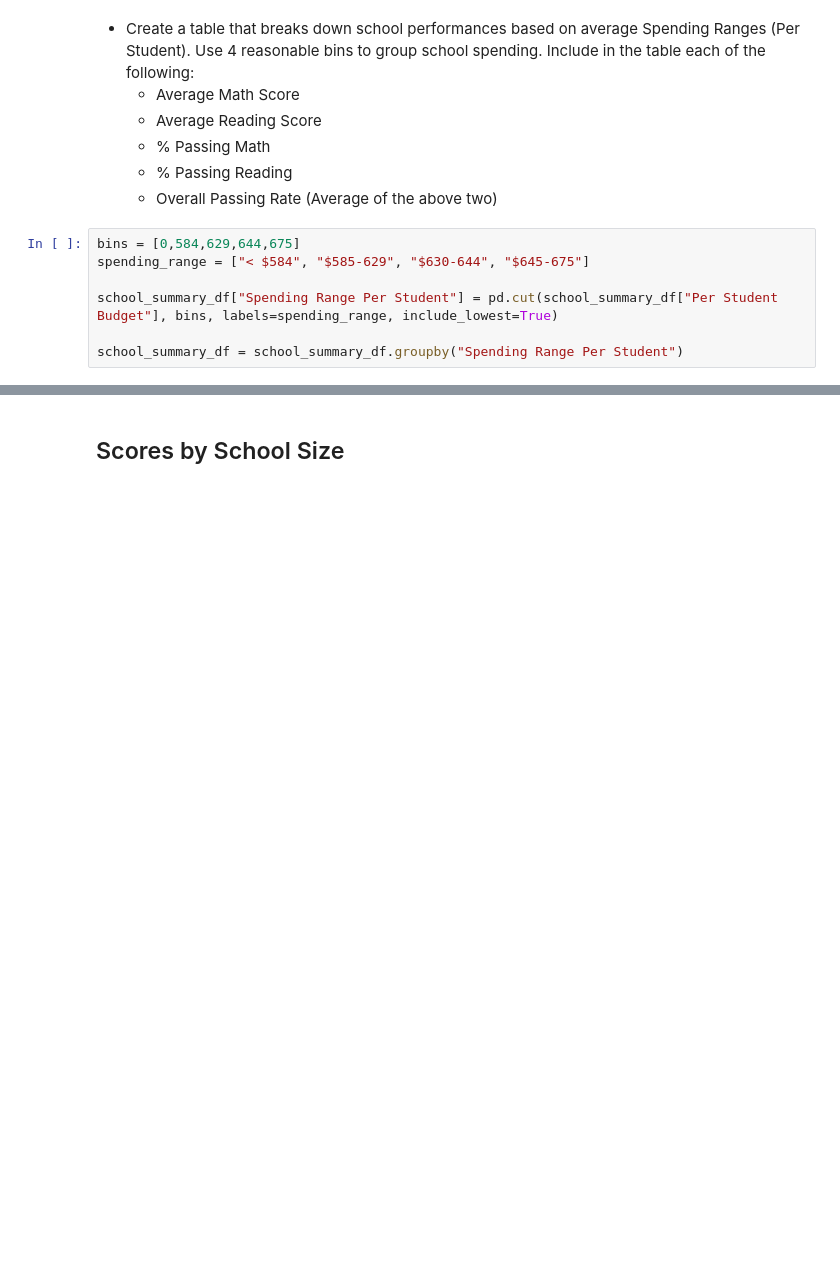
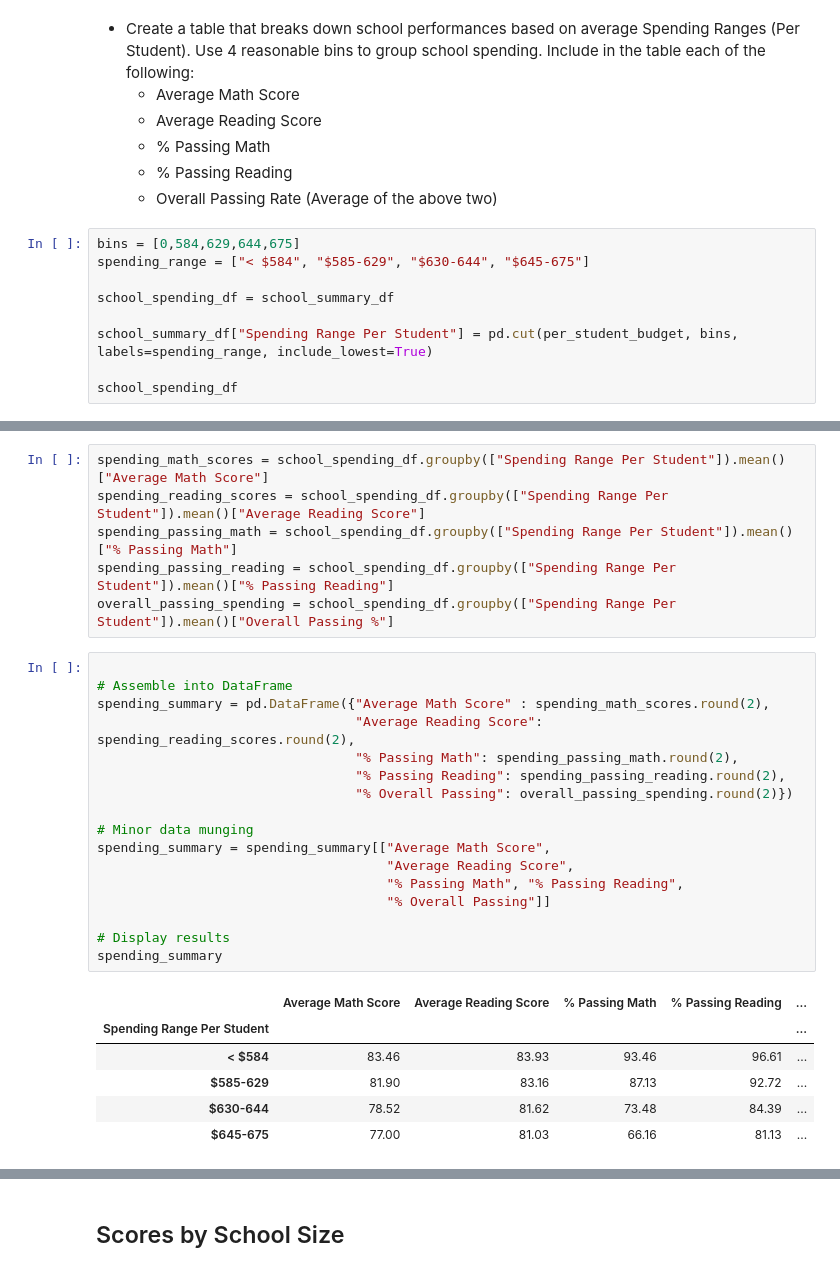
Before and after one commit to johnthomson91/pandas-challenge, a Jupyter notebook: PyCitySchools.ipynb, the cells around one changed output, grey strips where cells are left out. Cells and saved outputs as stored; diff of their text form; blank space fills up the shorter version.

```diff
--- a/PyCitySchools.ipynb
+++ b/PyCitySchools.ipynb
@@ -216,7 +288,9 @@ twelth_graders = school_data_complete[(school_data_complete["grade"] == "12th")]
 bins = [0,584,629,644,675]
 spending_range = ["< $584", "$585-629", "$630-644", "$645-675"]
 
-school_summary_df["Spending Range Per Student"] = pd.cut(school_summary_df["Per Student Budget"], bins, labels=spending_range, include_lowest=True)
+school_spending_df = school_summary_df
 
-school_summary_df = school_summary_df.groupby("Spending Range Per Student")
+school_summary_df["Spending Range Per Student"] = pd.cut(per_student_budget, bins, labels=spending_range, include_lowest=True)
+
+school_spending_df
 # %% [output]
@@ -224,3 +314,33 @@ ValueError: setting an array element with a sequence
+# %%
+spending_math_scores = school_spending_df.groupby(["Spending Range Per Student"]).mean()["Average Math Score"]
+spending_reading_scores = school_spending_df.groupby(["Spending Range Per Student"]).mean()["Average Reading Score"]
+spending_passing_math = school_spending_df.groupby(["Spending Range Per Student"]).mean()["% Passing Math"]
+spending_passing_reading = school_spending_df.groupby(["Spending Range Per Student"]).mean()["% Passing Reading"]
+overall_passing_spending = school_spending_df.groupby(["Spending Range Per Student"]).mean()["Overall Passing %"]
+# %%
+
+# Assemble into DataFrame
+spending_summary = pd.DataFrame({"Average Math Score" : spending_math_scores.round(2),
+                                 "Average Reading Score": spending_reading_scores.round(2),
+                                 "% Passing Math": spending_passing_math.round(2),
+                                 "% Passing Reading": spending_passing_reading.round(2),
+                                 "% Overall Passing": overall_passing_spending.round(2)})
+
+# Minor data munging
+spending_summary = spending_summary[["Average Math Score",
+                                     "Average Reading Score",
+                                     "% Passing Math", "% Passing Reading",
+                                     "% Overall Passing"]]
+
+# Display results
+spending_summary
+# %% [output]
+|  | Average Math Score | Average Reading Score | % Passing Math | % Passing Reading | ... |
+| Spending Range Per Student |  |  |  |  | ... |
+| < $584 | 83.46 | 83.93 | 93.46 | 96.61 | ... |
+| $585-629 | 81.90 | 83.16 | 87.13 | 92.72 | ... |
+| $630-644 | 78.52 | 81.62 | 73.48 | 84.39 | ... |
+| $645-675 | 77.00 | 81.03 | 66.16 | 81.13 | ... |
 # %%
 bins = [0,1000, 2000, 5000]
 size_range = ["Small > 1000", "Medium (1000-2000)", "Large (2000-5000)"]
```
Also changed, not shown: parts of 9 cells of this notebook.
